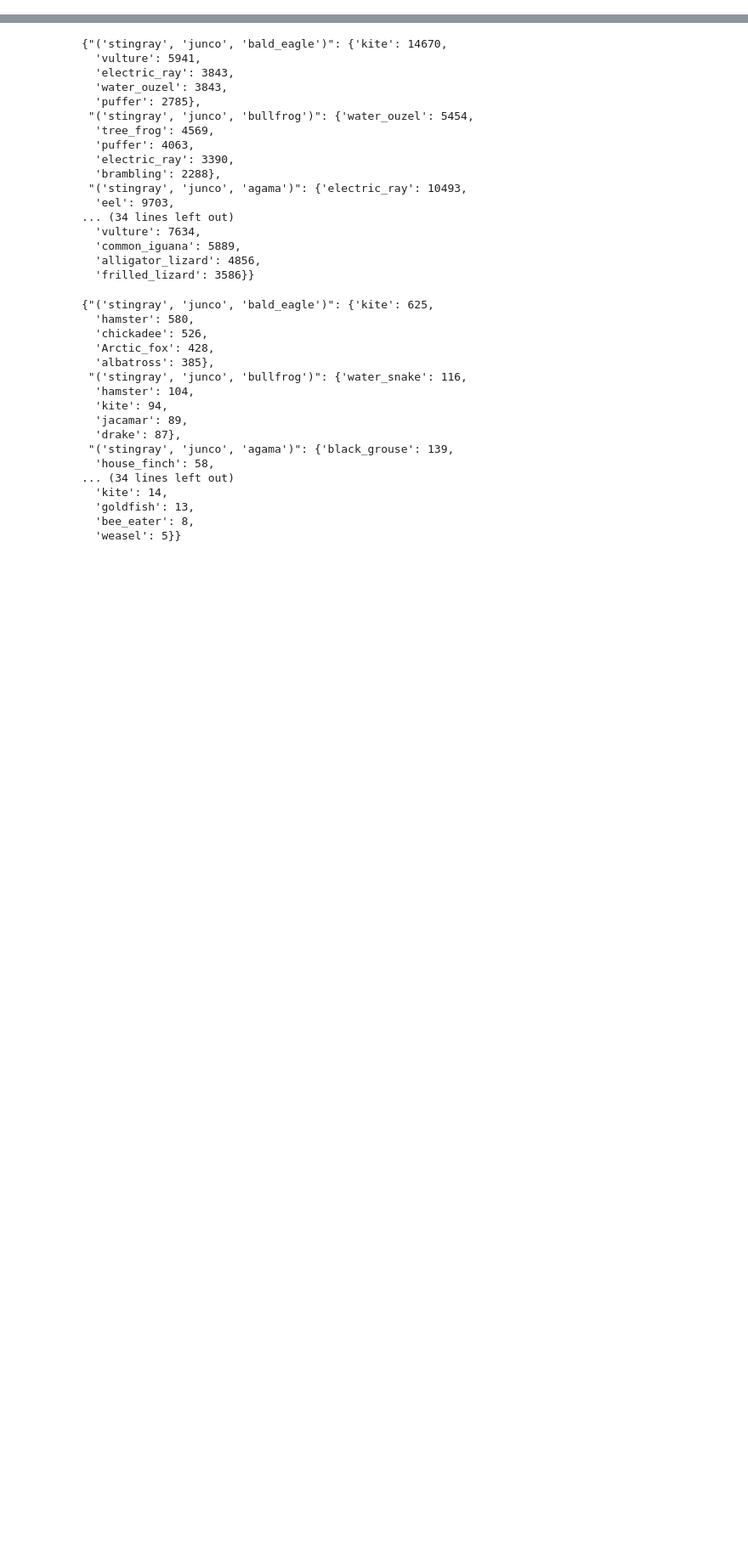
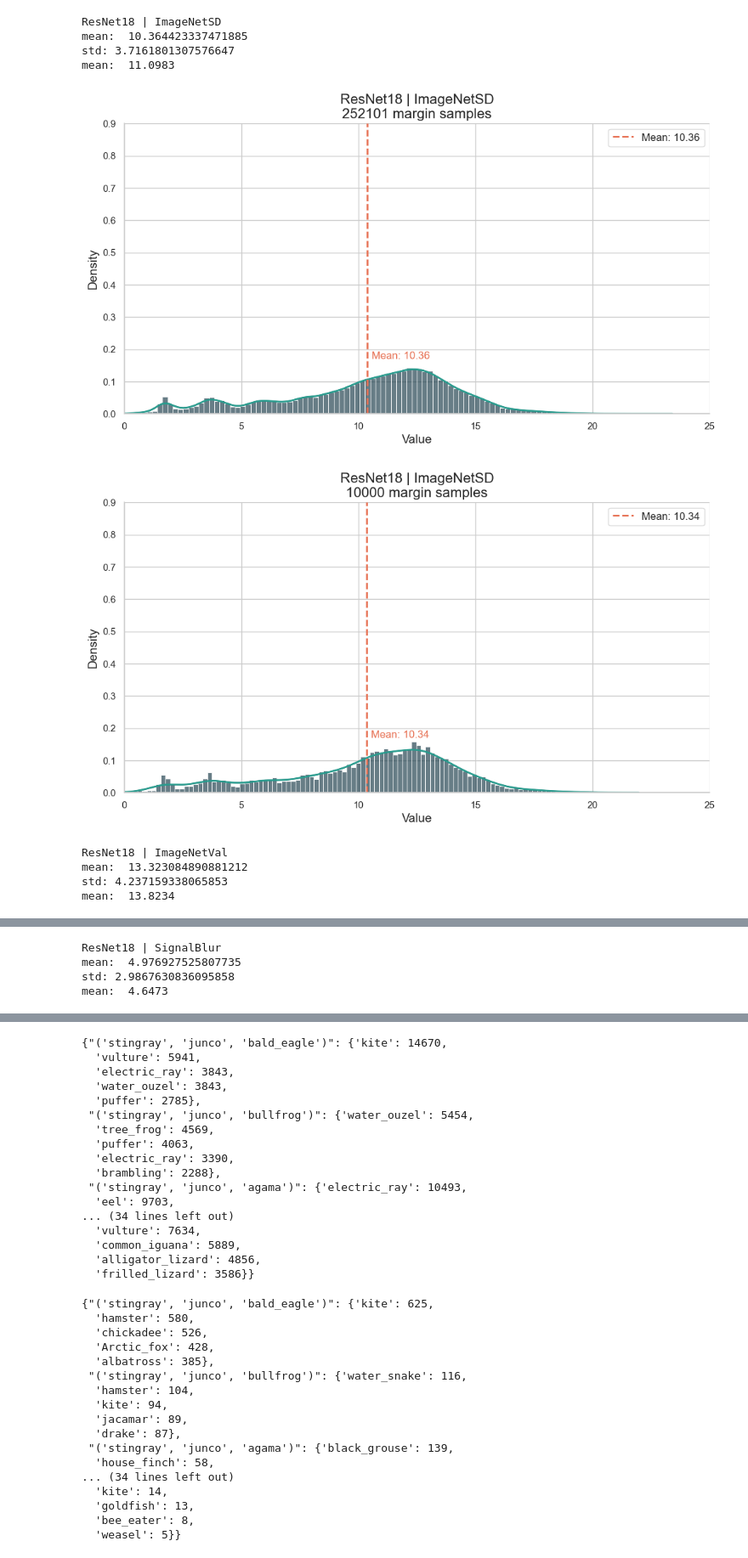
Before and after one commit to JuanmaPT/OODbench, a Jupyter notebook: AnalysisResults.ipynb, the cells around one changed output, grey strips where cells are left out. Shown at 85% size. Saved outputs shown, nothing was run; the diff lists cells and outputs as text; code cells hidden in the pictures; blank space fills up the shorter version.

```diff
--- a/AnalysisResults.ipynb
+++ b/AnalysisResults.ipynb
@@ -75,0 +93,10 @@ def compute_pmf_classes(margin_dfs, nbins, class_label, experiments, total_count
+# %%
+ResNet18_ImageNetA_small_N35_R15 =  pd.concat([margin_df_list[0],margin_df_list[1]], axis = 0)
+ResNet18_ImageNetSD_small_N35_R15 = margin_df_list[2]
+ResNet18_ImageNetVal_small_N35_R15=  margin_df_list[4]
+ResNet18_SignalBlur_small_N35_R15 = margin_df_list[5]
+
+print("A",len(ResNet18_ImageNetA_small_N35_R15))
+print("SD",len(ResNet18_ImageNetSD_small_N35_R15))
+print("Val",len(ResNet18_ImageNetVal_small_N35_R15))
+print("Blur",len(ResNet18_SignalBlur_small_N35_R15))
@@ -229,0 +132,40 @@ class len:  0
+# %%
+margin_df_ResNet_list = [ResNet18_ImageNetA_small_N35_R15,
+                    ResNet18_ImageNetSD_small_N35_R15,
+                    ResNet18_ImageNetVal_small_N35_R15,
+                    ResNet18_SignalBlur_small_N35_R15]
+
+margin_df_Vit_list = [ViT_ImageNetA_small_N35_R15,
+                    ViT_ImageNetSD_small_N35_R15,
+                    ViT_ImageNetVal_small_N35_R15,
+                    ViT_SignalBlur_small_N35_R15]
+# %%
+### Margins ResNet: ANALISIS DATASET
+# remove intances with negative values:
+experiments_names =  ['ResNet18 | ImageNetA', 'ResNet18 | ImageNetSD', 'ResNet18 | ImageNetVal','ResNet18 | SignalBlur']
+np.random.seed(42)
+for df in margin_df_ResNet_list:
+    df.drop(df[df['Margin'] < 0].index, inplace=True)
+
+for i,df in enumerate(margin_df_ResNet_list):
+        if len(df) >0:
+            margin_values = df['Margin'].values
+            print(f"\n{experiments_names[i]}")
+            print("mean: ", np.mean(margin_values))
+            print("std:", np.std(margin_values))
+            print("mean: ", np.median(margin_values))
+
+            np.random.shuffle(margin_values)
+            compute_pmf(margin_values, len(df), 100, experiments_names[i])
+            compute_pmf(margin_values, 10000, 100, experiments_names[i])
+# %% [output]
+ResNet18 | ImageNetSD
+mean:  10.364423337471885
+std: 3.7161801307576647
+mean:  11.0983
+[figure, added]
+[figure, added]
+ResNet18 | ImageNetVal
+mean:  13.323084890881212
+std: 4.237159338065853
+mean:  13.8234
@@ -229,0 +174,4 @@ class len:  0
+ResNet18 | SignalBlur
+mean:  4.976927525807735
+std: 2.9867630836095858
+mean:  4.6473
```
Also changed, not shown: parts of 17 cells of this notebook.
